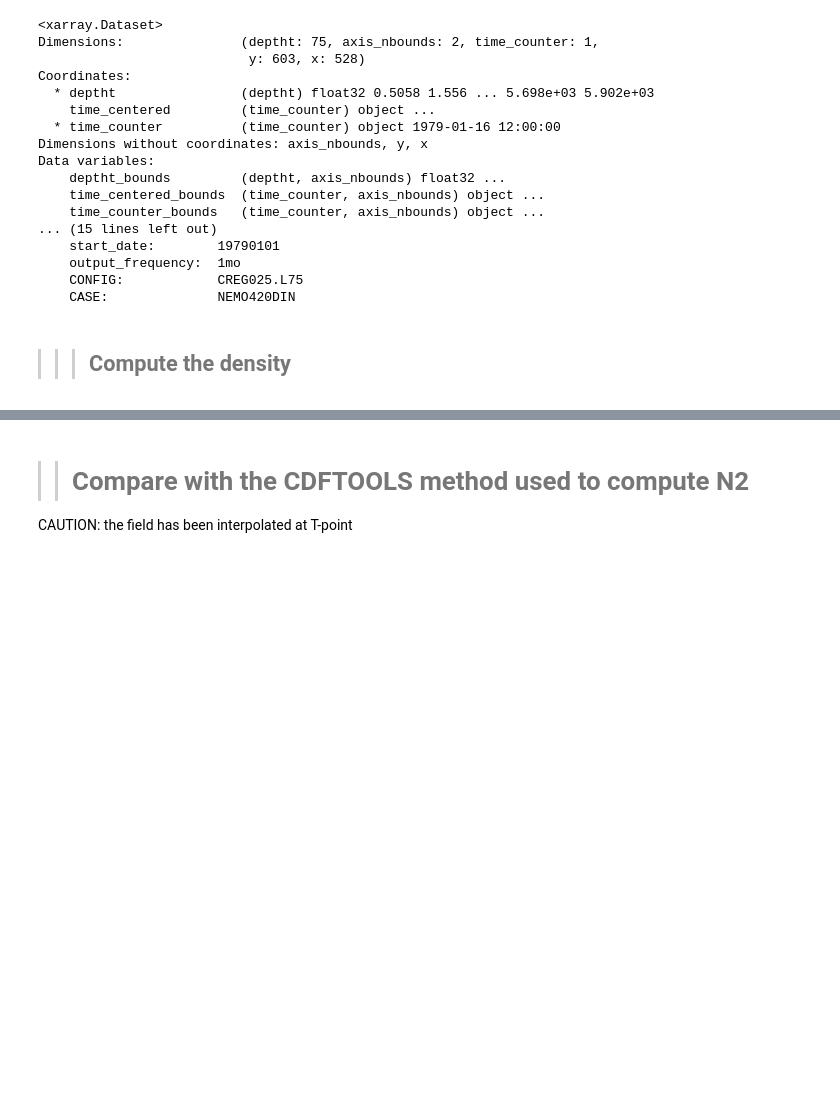
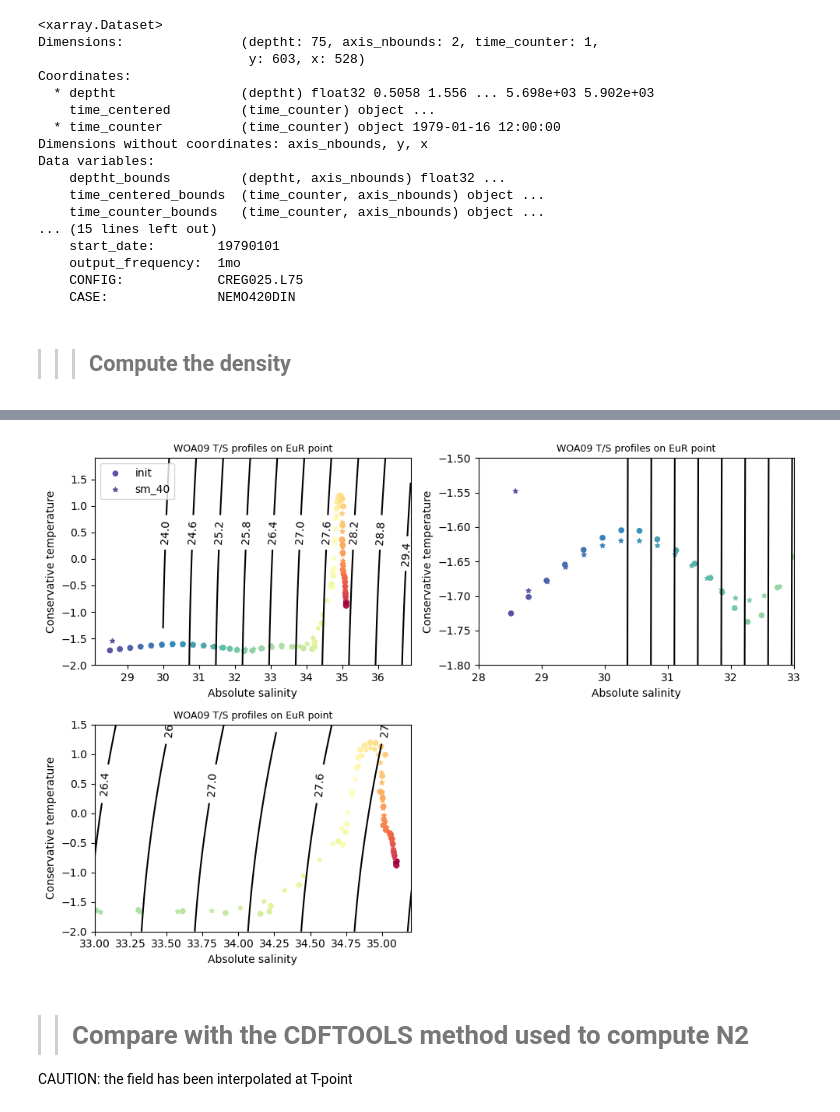
Before and after one commit to ctalandi/TOOLS, a Jupyter notebook: OTHERS/CREG025.L75_InitialStateDensityInv.ipynb, the cells around one changed output, grey strips where cells are left out. Drawn from its saved outputs; the diff is of its cells as text; code cells hidden in the pictures; blank space fills up the shorter version.

```diff
--- a/OTHERS/CREG025.L75_InitialStateDensityInv.ipynb
+++ b/OTHERS/CREG025.L75_InitialStateDensityInv.ipynb
@@ -518,3 +668,78 @@ plt.ylim([-1e-5,1e-5])
+# %%
+plt.figure(figsize=(10,7))
+
+
+# Build the density contours
+temp=np.arange(-2.,2.,0.1) ; sal=np.arange(30.,37.,0.1)
+temp2D=np.tile(temp,(sal.size,1)).T
+ztmp=np.reshape(sal,(1,sal.size))
+sal2D=np.tile(ztmp,(temp.size,1))
+
+sig0=gsw.density.sigma0(sal2D,temp2D)
+sig0.shape
+
+# Latitude & longitude
+loc_x=340  ;  loc_y=497 ; filext='EuR'  # Eurasia
+
+num_smooth=40
+tsmo='sm_'+str(num_smooth)
+
+cast_CT=ds_init['CT'].isel(y=loc_y,x=loc_x)
+cast_SA=ds_init['SA'].isel(y=loc_y,x=loc_x)
+
+cast_CT_sm=ds_init['CT_sm'].isel(y=loc_y,x=loc_x)
+cast_SA_sm=ds_init['SA_sm'].isel(y=loc_y,x=loc_x)
+
+# Profondeurs associées (on suppose que la coordonnée verticale s'appelle 'depth')
+#profondeur = ds_woa09_z75['depth'].values
+profondeur=np.arange(ds_init.sizes['nav_lev'])
+
+plt.subplot(221)
+CS=plt.contour(sal2D,temp2D,sig0,levels=10,colors='k')
+plt.clabel(CS,CS.levels)
+plt.scatter(cast_SA,cast_CT,20,marker='o',c=profondeur,label='init',cmap='Spectral_r')
+plt.scatter(cast_SA_sm,cast_CT_sm,20,marker='*', c=profondeur,label=tsmo,cmap='Spectral_r')
+plt.title('WOA09 T/S profiles on '+filext+' point',fontsize=9)
+plt.ylabel('Conservative temperature')
+plt.xlabel('Absolute salinity')
+#plt.xlim([34.6,35.3])
+
+plt.legend(loc='upper left')
+#plt.grid(True)
+
+if True :
+    plt.subplot(222)
+    CS=plt.contour(sal2D,temp2D,sig0,levels=20,colors='k')
+    plt.clabel(CS,CS.levels)
+    plt.scatter(cast_SA,cast_CT,20,marker='o', c=profondeur,label='init',cmap='Spectral_r')
+    plt.scatter(cast_SA_sm,cast_CT_sm,20,marker='*', c=profondeur, label=tsmo,cmap='Spectral_r')
+    plt.title('WOA09 T/S profiles on '+filext+' point',fontsize=9)
+    plt.ylabel('Conservative temperature')
+    plt.xlabel('Absolute salinity')
+    plt.xlim([28.,33.])
+    plt.ylim([-1.8,-1.5])
+    #plt.legend()
+    #plt.grid(True)
+if True :
+    plt.subplot(223)
+    CS=plt.contour(sal2D,temp2D,sig0,levels=20,colors='k')
+    plt.clabel(CS,CS.levels)
+    plt.scatter(cast_SA,cast_CT,20,marker='o',c=profondeur,label='init',cmap='Spectral_r')
+    plt.scatter(cast_SA_sm,cast_CT_sm,20,marker='*', c=profondeur,label=tsmo,cmap='Spectral_r')
+    plt.title('WOA09 T/S profiles on '+filext+' point',fontsize=9)
+    plt.ylabel('Conservative temperature')
+    plt.xlabel('Absolute salinity')
+    plt.xlim([33,35.2])
+    plt.ylim([-2.,1.5])
+    #plt.legend()
+    #plt.grid(True)
+
+plt.tight_layout()
+
+if False:
+    plt.savefig('./WOA09_z75_smoothing_DiagTS_'+filext+'_'+tsmo+'.png',dpi=300)
+# %% [output]
+[figure, added]
 # %% [markdown]
 >> # Compare with the CDFTOOLS method used to compute N2
 CAUTION: the field has been interpolated at T-point
```
Also changed, not shown: parts of 18 cells of this notebook.
